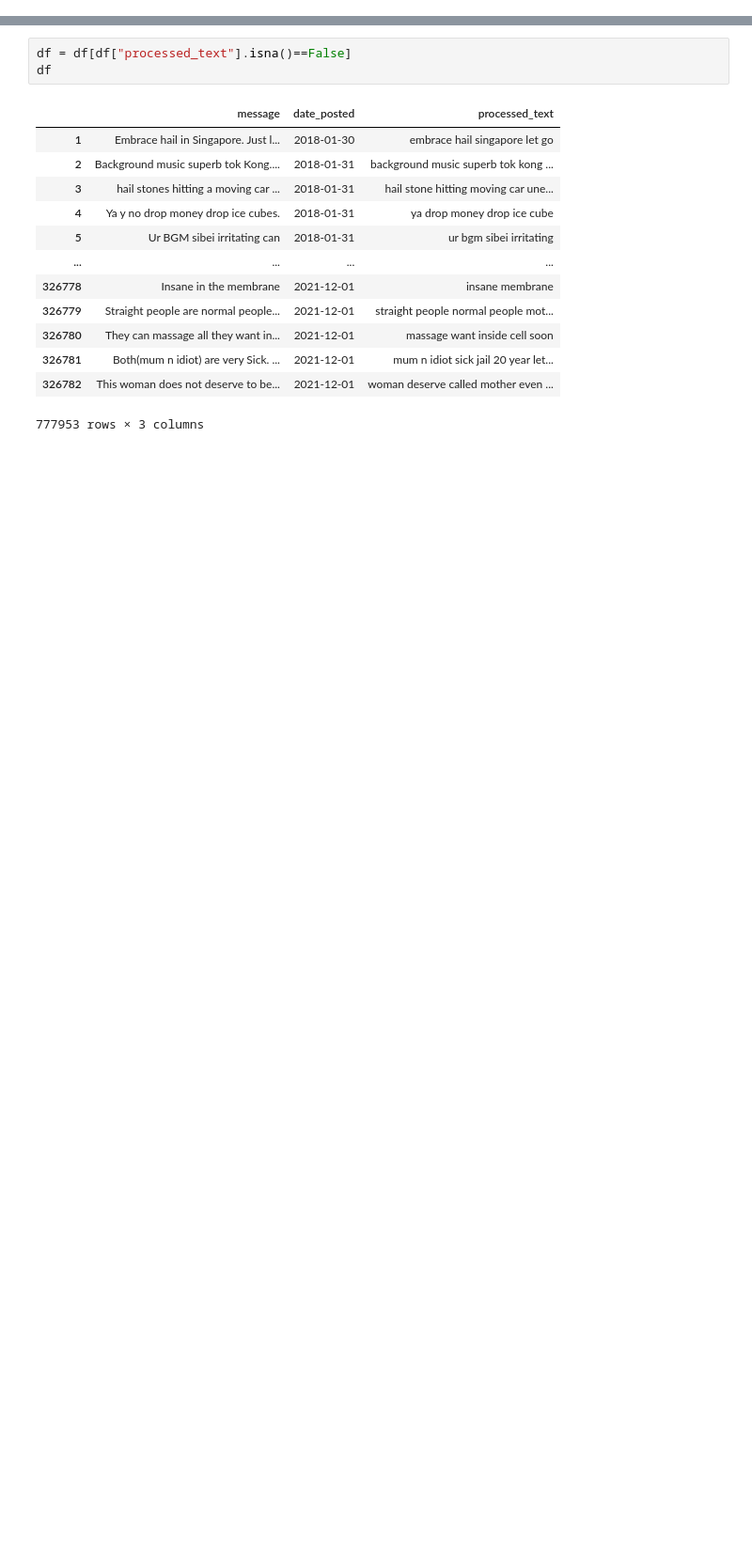
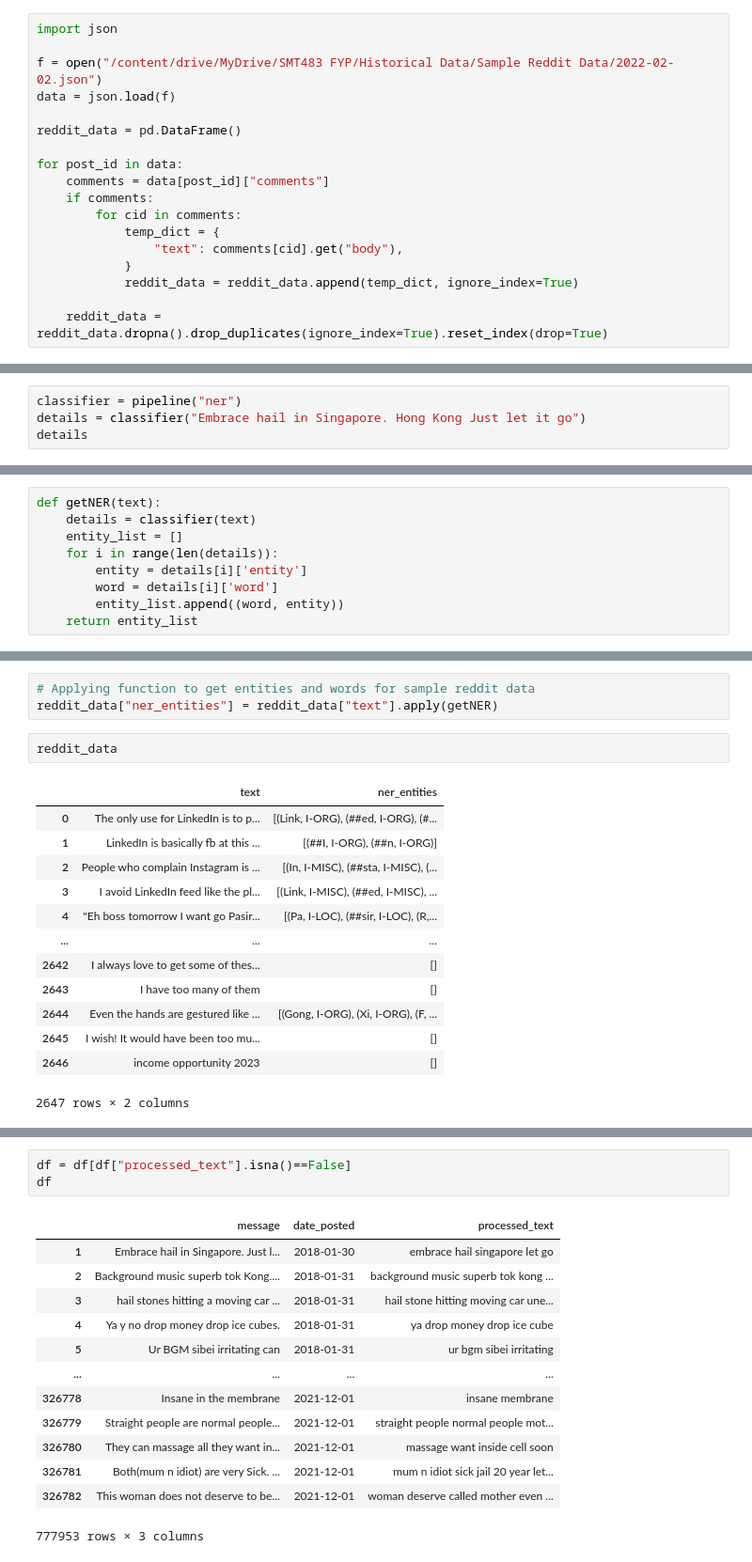
Before and after one commit to CJianYu98/SMT_Project_Experience, a Jupyter notebook: app/ml/notebook/keyword_analysis.ipynb, the cells around one changed output, grey strips where cells are left out. Shown: that part at 94% size. Cells and saved outputs as stored; diff of their text form; blank space fills up the shorter version.

```diff
--- a/app/ml/notebook/keyword_analysis.ipynb
+++ b/app/ml/notebook/keyword_analysis.ipynb
@@ -30,3 +58,21 @@ df
 | 326781 | Both(mum n idiot) are very Sick. ... | 2021-12-01 | mum n idiot sick jail 20 year let... |
 | 326782 | This woman does not deserve to be... | 2021-12-01 | woman deserve called mother even ... |
 796392 rows × 3 columns
+# %%
+import json
+
+f = open("/content/drive/MyDrive/SMT483 FYP/Historical Data/Sample Reddit Data/2022-02-02.json")
+data = json.load(f)
+
+reddit_data = pd.DataFrame()
+
+for post_id in data:
+    comments = data[post_id]["comments"]
+    if comments:
+        for cid in comments:
+            temp_dict = {
+                "text": comments[cid].get("body"),
+            }
+            reddit_data = reddit_data.append(temp_dict, ignore_index=True)
+
+    reddit_data = reddit_data.dropna().drop_duplicates(ignore_index=True).reset_index(drop=True)
@@ -32,0 +115,4 @@ df
+# %%
+classifier = pipeline("ner")
+details = classifier("Embrace hail in Singapore. Hong Kong Just let it go")
+details
@@ -32,0 +138,9 @@ df
+# %%
+def getNER(text):
+    details = classifier(text)
+    entity_list = []
+    for i in range(len(details)):
+        entity = details[i]['entity']
+        word = details[i]['word']
+        entity_list.append((word, entity))
+    return entity_list
@@ -32,0 +152,19 @@ df
+# %%
+# Applying function to get entities and words for sample reddit data
+reddit_data["ner_entities"] = reddit_data["text"].apply(getNER)
+# %%
+reddit_data
+# %% [output]
+|  | text | ner_entities |
+| 0 | The only use for LinkedIn is to p... | [(Link, I-ORG), (##ed, I-ORG), (#... |
+| 1 | LinkedIn is basically fb at this ... | [(##I, I-ORG), (##n, I-ORG)] |
+| 2 | People who complain Instagram is ... | [(In, I-MISC), (##sta, I-MISC), (... |
+| 3 | I avoid LinkedIn feed like the pl... | [(Link, I-MISC), (##ed, I-MISC), ... |
+| 4 | "Eh boss tomorrow I want go Pasir... | [(Pa, I-LOC), (##sir, I-LOC), (R,... |
+| ... | ... | ... |
+| 2642 | I always love to get some of thes... | [] |
+| 2643 | I have too many of them | [] |
+| 2644 | Even the hands are gestured like ... | [(Gong, I-ORG), (Xi, I-ORG), (F, ... |
+| 2645 | I wish! It would have been too mu... | [] |
+| 2646 | income opportunity 2023 | [] |
+2647 rows × 2 columns
```
Also changed, not shown: parts of 30 cells of this notebook.
